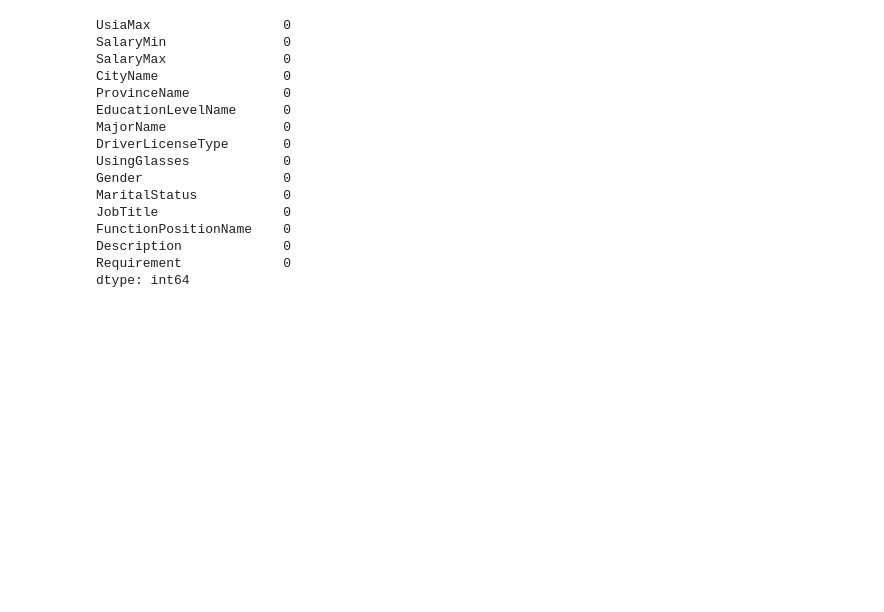
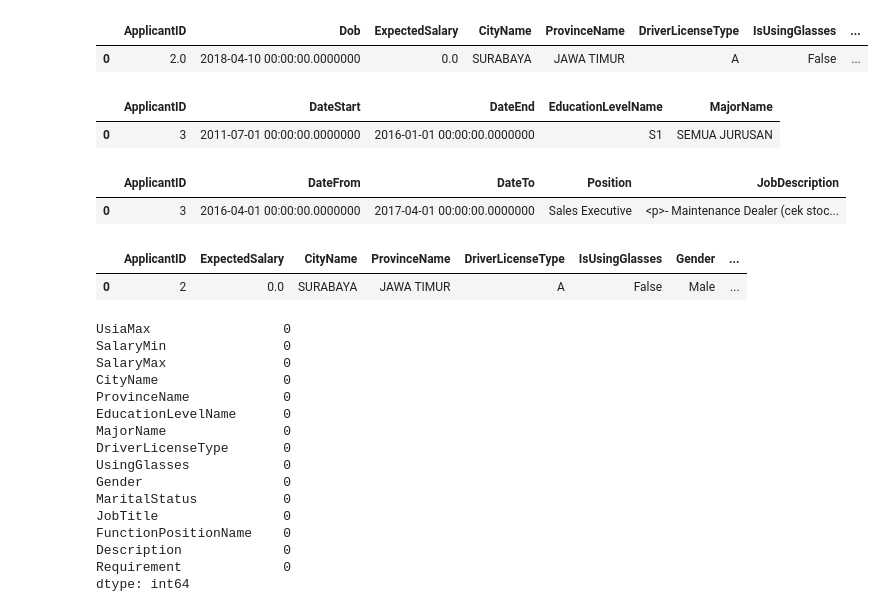
Before and after one commit to fn-hide/eris_job, a Jupyter notebook: gensim.ipynb, the cells around one changed output. Saved outputs shown, nothing was run; the diff lists cells and outputs as text; code cells hidden in the pictures; blank space fills up the shorter version.

```diff
--- a/gensim.ipynb
+++ b/gensim.ipynb
@@ -335,2 +160,7 @@ slangwords = {
+# %%
+df_applicant.head(1)
+# %% [output]
+|  | ApplicantID | Dob | ExpectedSalary | CityName | ProvinceName | DriverLicenseType | IsUsingGlasses | ... |
+| 0 | 2.0 | 2018-04-10 00:00:00.0000000 | 0.0 | SURABAYA | JAWA TIMUR | A | False | ... |
 # %%
 '''applicant'''
@@ -344,6 +176,11 @@ df_applicant['Age'] = pd.to_datetime(
 df_applicant.drop(columns=['Dob'], inplace=True)
 
 df_applicant.Age = df_applicant.Age.fillna(0).astype(int)
+# %%
+df_applicant_education.head(1)
+# %% [output]
+|  | ApplicantID | DateStart | DateEnd | EducationLevelName | MajorName |
+| 0 | 3 | 2011-07-01 00:00:00.0000000 | 2016-01-01 00:00:00.0000000 | S1 | SEMUA JURUSAN |
 # %%
 '''education'''
 df_applicant_education = df_applicant_education.fillna('')
@@ -361,4 +196,9 @@ df_applicant_education = df_applicant_education.sort_values('DateStart').groupby
 df_applicant_education.drop(columns=['DateStart', 'DateEnd'], inplace=True)
+# %%
+df_applicant_experience.head(1)
+# %% [output]
+|  | ApplicantID | DateFrom | DateTo | Position | JobDescription |
+| 0 | 3 | 2016-04-01 00:00:00.0000000 | 2017-04-01 00:00:00.0000000 | Sales Executive | <p>- Maintenance Dealer (cek stoc... |
 # %%
 '''experience'''
 df_applicant_experience = df_applicant_experience.fillna('')
@@ -388,4 +226,9 @@ df_applicant_experience = df_applicant_experience.sort_values('DateFrom').groupb
 df_applicant_experience.drop(columns=['DateFrom', 'DateTo'], inplace=True)
+# %%
+df_applicant.head(1)
+# %% [output]
+|  | ApplicantID | ExpectedSalary | CityName | ProvinceName | DriverLicenseType | IsUsingGlasses | Gender | ... |
+| 0 | 2 | 0.0 | SURABAYA | JAWA TIMUR | A | False | Male | ... |
 # %%
 '''merge'''
 df_applicant = pd.merge(df_applicant, df_applicant_experience, on=['ApplicantID'])
```
Also changed, not shown: parts of 32 cells of this notebook, 6 other files.
